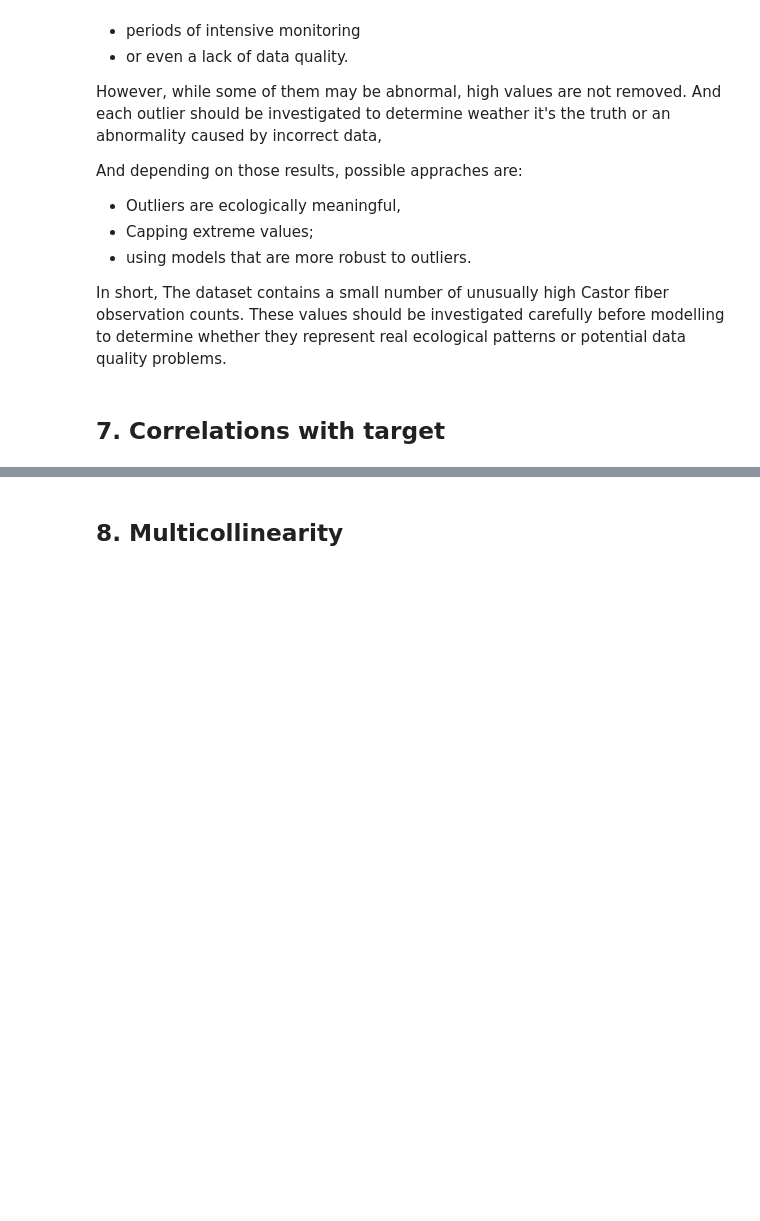
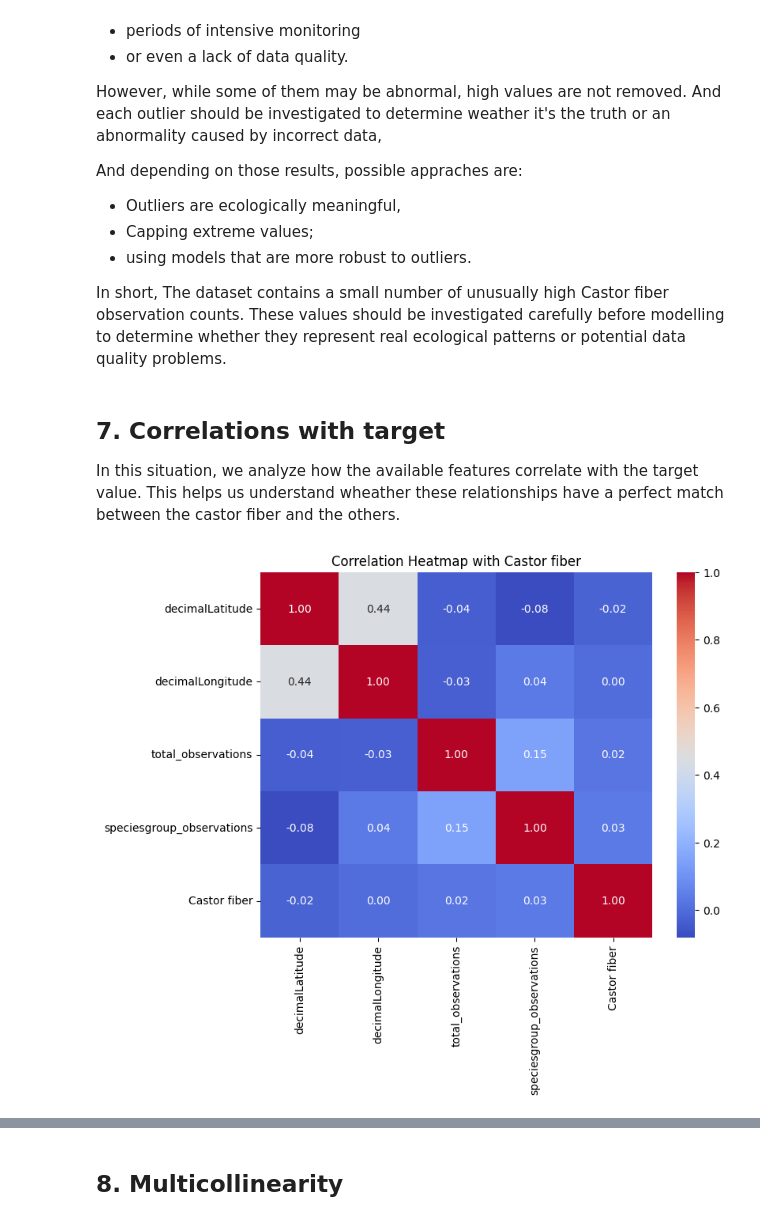
Before and after one commit to Shifu-boop/DSAI-Check-in-1, a Jupyter notebook: Check-in-1/Checkin-1.ipynb, the cells around one changed output, grey strips where cells are left out. Saved outputs shown, nothing was run; the diff lists cells and outputs as text; code cells hidden in the pictures; blank space fills up the shorter version.

```diff
--- a/Check-in-1/Checkin-1.ipynb
+++ b/Check-in-1/Checkin-1.ipynb
@@ -405,3 +405,29 @@ And depending on those results, possible appraches are:
 In short, The dataset contains a small number of unusually high Castor fiber observation counts. These values should be investigated carefully before modelling to determine whether they represent real ecological patterns or potential data quality problems.
 # %% [markdown]
 ## 7. Correlations with target
+
+In this situation, we analyze how the available features correlate with the target value. This helps us understand wheather these relationships have a perfect match between the castor fiber and the others.
+# %%
+# Ensure target is numeric
+df[target] = pd.to_numeric(df[target], errors='coerce')
+
+# Select only numeric columns
+numeric_df = df[[
+    'decimalLatitude',
+    'decimalLongitude',
+    'total_observations',
+    'speciesgroup_observations',
+    target
+]]
+
+# Compute correlation matrix
+corr_matrix = numeric_df.corr()
+
+# Plot heatmap
+plt.figure(figsize=(8, 6))
+sns.heatmap(corr_matrix, annot=True, cmap='coolwarm', fmt=".2f")
+
+plt.title("Correlation Heatmap with Castor fiber")
+plt.show()
+# %% [output]
+[figure, added]
```
Also changed, not shown: parts of 1 cell of this notebook.
